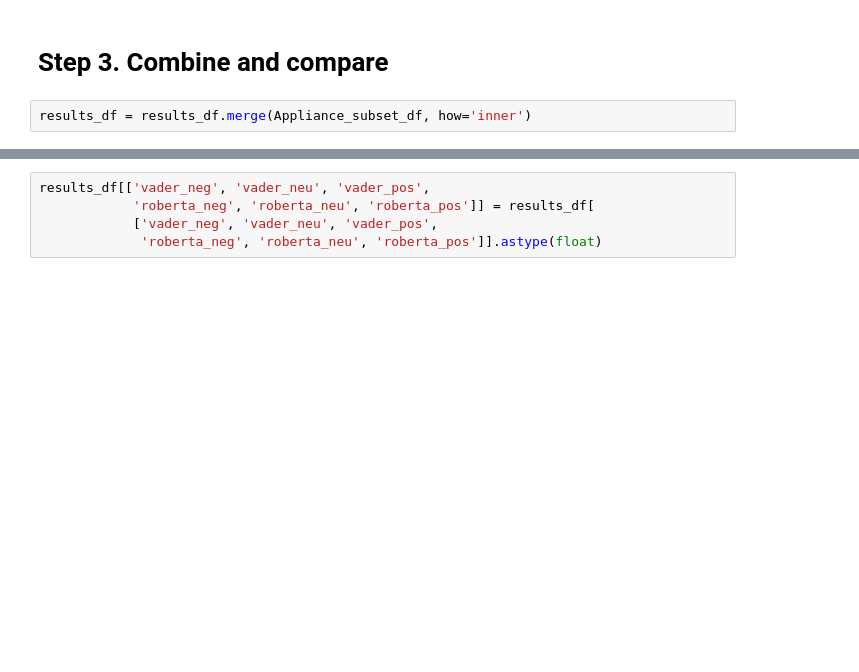
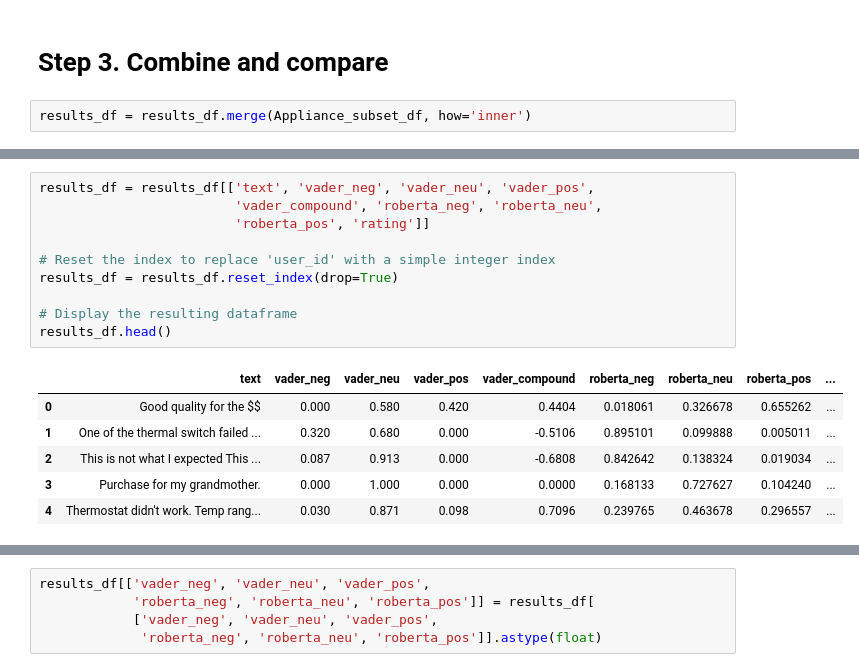
Before and after one commit to gisellegomezp/Project3, a Jupyter notebook: Giselle/testing vader and roberta.ipynb, the cells around one changed output, grey strips where cells are left out. Saved outputs shown, nothing was run; the diff lists cells and outputs as text; blank space fills up the shorter version.

```diff
--- a/Giselle/testing vader and roberta.ipynb
+++ b/Giselle/testing vader and roberta.ipynb
@@ -369,0 +380,17 @@ results_df.head(2)
+# %%
+results_df = results_df[['text', 'vader_neg', 'vader_neu', 'vader_pos',
+                         'vader_compound', 'roberta_neg', 'roberta_neu',
+                         'roberta_pos', 'rating']]
+
+# Reset the index to replace 'user_id' with a simple integer index
+results_df = results_df.reset_index(drop=True)
+
+# Display the resulting dataframe
+results_df.head()
+# %% [output]
+|  | text | vader_neg | vader_neu | vader_pos | vader_compound | roberta_neg | roberta_neu | roberta_pos | ... |
+| 0 | Good quality for the $$ | 0.000 | 0.580 | 0.420 | 0.4404 | 0.018061 | 0.326678 | 0.655262 | ... |
+| 1 | One of the thermal switch failed ... | 0.320 | 0.680 | 0.000 | -0.5106 | 0.895101 | 0.099888 | 0.005011 | ... |
+| 2 | This is not what I expected This ... | 0.087 | 0.913 | 0.000 | -0.6808 | 0.842642 | 0.138324 | 0.019034 | ... |
+| 3 | Purchase for my grandmother. | 0.000 | 1.000 | 0.000 | 0.0000 | 0.168133 | 0.727627 | 0.104240 | ... |
+| 4 | Thermostat didn't work. Temp rang... | 0.030 | 0.871 | 0.098 | 0.7096 | 0.239765 | 0.463678 | 0.296557 | ... |
```
Also changed, not shown: parts of 24 cells of this notebook.
